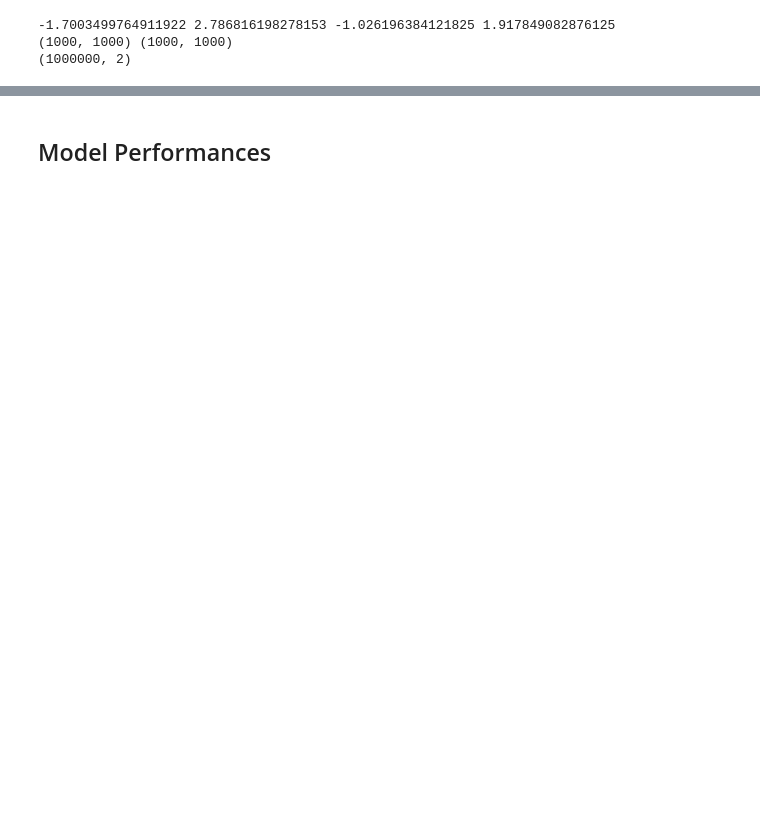
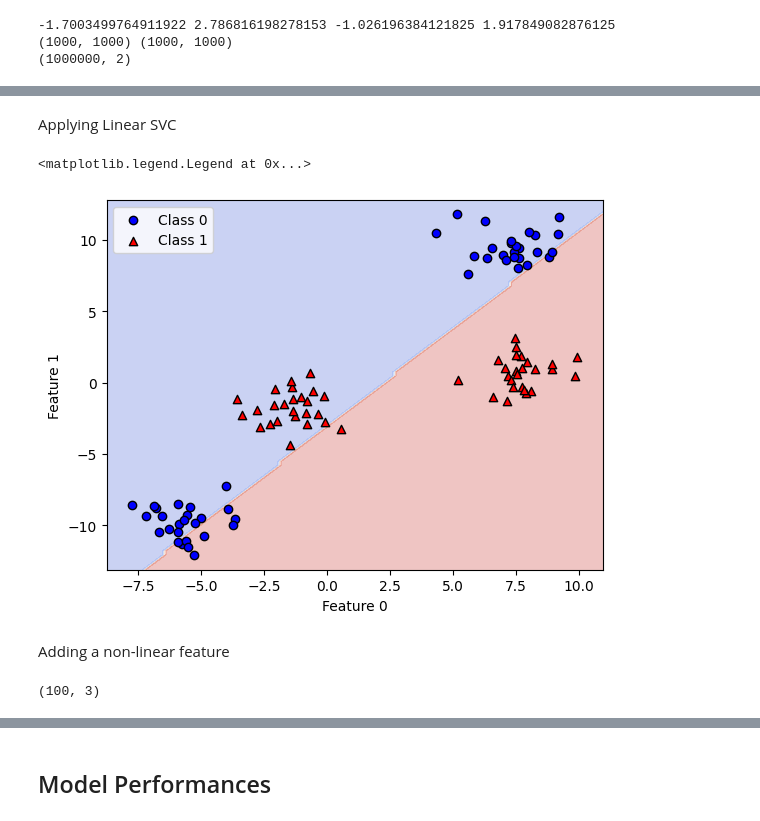
Before and after one commit to abhaykukade/ml_model_evaluation, a Jupyter notebook: supervised_classification.ipynb, the cells around one changed output, grey strips where cells are left out. Cells and saved outputs as stored; diff of their text form; code cells hidden in the pictures; blank space fills up the shorter version.

```diff
--- a/supervised_classification.ipynb
+++ b/supervised_classification.ipynb
@@ -440,0 +499,21 @@ plt.tight_layout()
+# %%
+def plot_2d_separator(model, X, padding, h):
+    x1_min, x1_max = X[:,0].min() - padding, X[:,0].max() + padding
+    x2_min, x2_max = X[:,1].min() - padding, X[:,1].max() + padding
+    # print(x1_min, x1_max, x2_min, x2_max)
+
+    xx, yy = np.meshgrid(
+        np.linspace(x1_min, x1_max, h),
+        np.linspace(x2_min, x2_max, h)
+    )
+    # print(xx.shape, yy.shape)
+
+    grid = np.c_[xx.ravel(), yy.ravel()]
+    # print(grid.shape)
+
+    Z_clf = model.predict(grid).reshape(xx.shape)
+
+    plt.contourf(xx, yy, Z_clf, alpha=0.3, cmap='coolwarm')
+
+    plt.xlim(x1_min, x1_max)
+    plt.ylim(x2_min, x2_max)
@@ -440,0 +533,19 @@ plt.tight_layout()
+# %% [markdown]
+Applying Linear SVC
+# %%
+linear_svm = LinearSVC().fit(X, y)
+plot_2d_separator(linear_svm, X, 1, 100)
+plot_scatter(X, y)
+plt.xlabel("Feature 0")
+plt.ylabel("Feature 1")
+plt.legend()
+# %% [output]
+<matplotlib.legend.Legend at 0x...>
+[figure, added]
+# %% [markdown]
+Adding a non-linear feature
+# %%
+X_new = np.hstack([X, X[:, 1:]**2])
+X_new.shape
+# %% [output]
+(100, 3)
```
Also changed, not shown: parts of 26 cells of this notebook.
